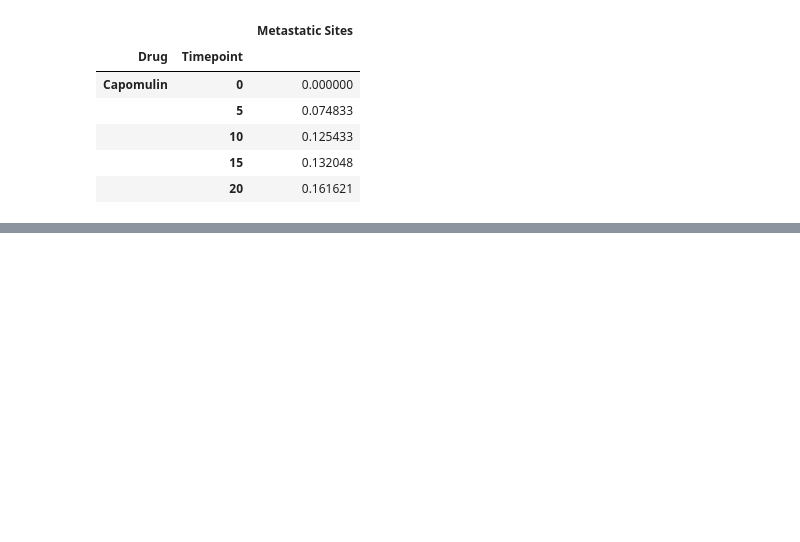
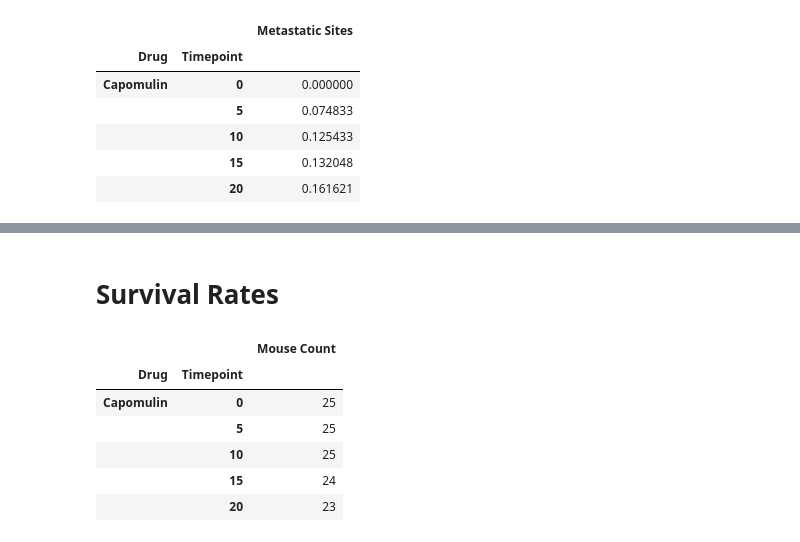
Before and after one commit to laylaatariq/matplotlib-challange, a Jupyter notebook: Pymaceuticals.ipynb, the cells around one changed output, grey strips where cells are left out. Saved outputs shown, nothing was run; the diff lists cells and outputs as text; code cells hidden in the pictures; blank space fills up the shorter version.

```diff
--- a/Pymaceuticals.ipynb
+++ b/Pymaceuticals.ipynb
@@ -226,3 +226,25 @@ formattedErrMet.head()
 | 20 | 0.161621 | 0.241034 | 0.234801 | 0.236680 | 0.181731 | 0.234064 | 0.171499 | 0.119430 | 0.200905 | ... |
 # %%
 #Generating the plot
+# %% [markdown]
+#  Survival Rates
+# %%
+#Calculating Count of Mice Grouped by Drug and Timepoint
+mouse = mouse_clinical_data.groupby(['Drug', 'Timepoint'])['Mouse ID'].count()
+
+#Converting to Dataframe
+mouseCount = pd.DataFrame(mouse)
+
+#Renaming the mouse count column
+mouseCount.rename(columns = {'Mouse ID' : 'Mouse Count'}, inplace=True)
+
+#Displaying Data
+mouseCount.head()
+# %% [output]
+|  |  | Mouse Count |
+| Drug | Timepoint |  |
+| Capomulin | 0 | 25 |
+|  | 5 | 25 |
+|  | 10 | 25 |
+|  | 15 | 24 |
+|  | 20 | 23 |
```
Also changed, not shown: parts of 1 cell of this notebook.
